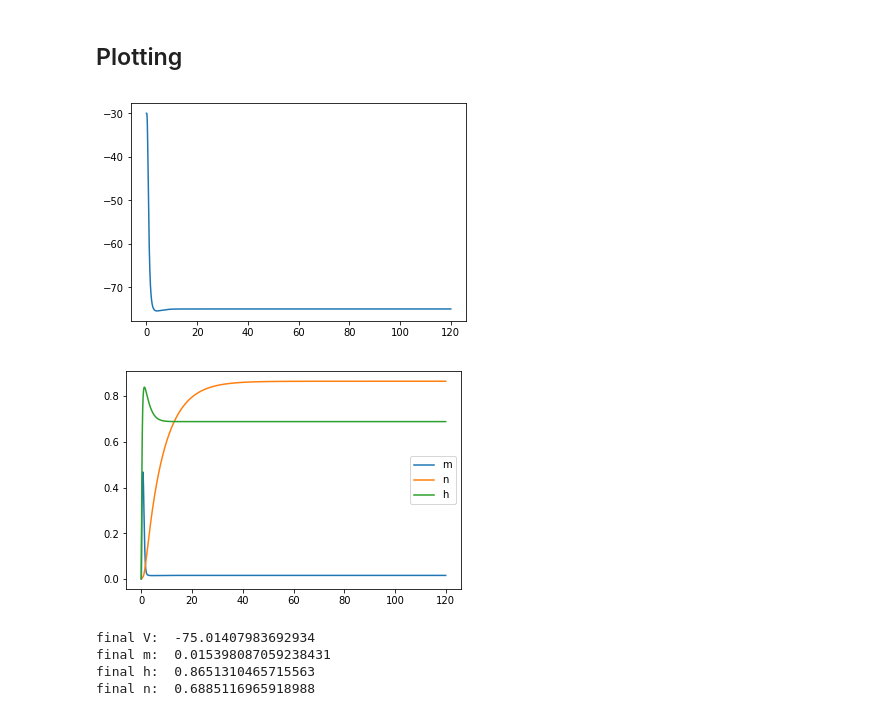
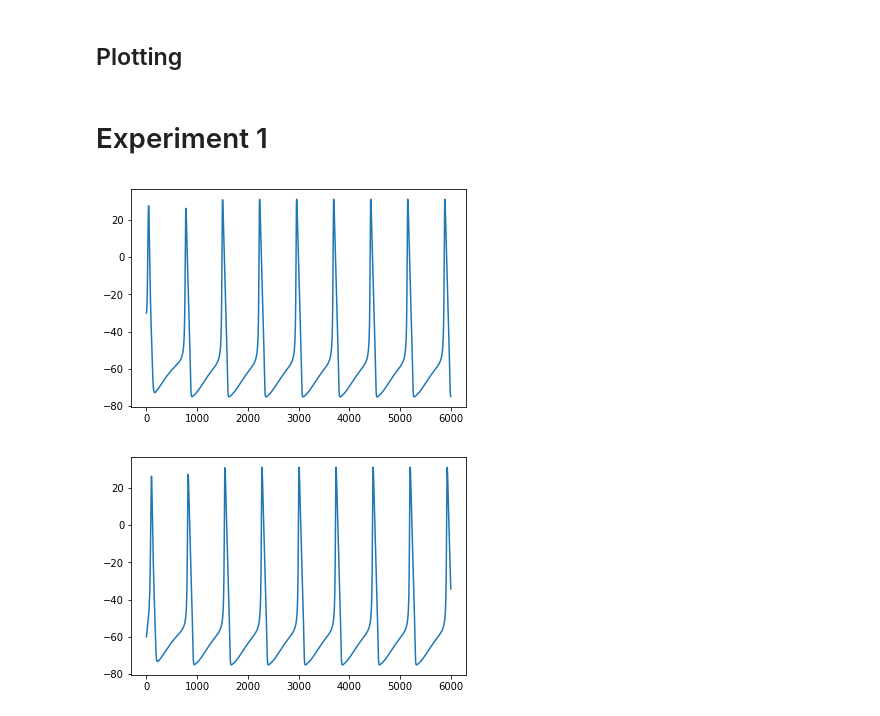
Before and after one commit to ndettmer/neuronal_synchrony_replication, a Jupyter notebook: NoNest.ipynb, the cells around one changed output. Saved outputs shown, nothing was run; the diff lists cells and outputs as text; code cells hidden in the pictures.

```diff
--- a/NoNest.ipynb
+++ b/NoNest.ipynb
@@ -153,21 +151,25 @@ for i in range(1, t.size):
 # %% [markdown]
 ## Plotting
 # %%
-plt.plot(t, V)
-plt.show()
-plt.plot(t, m)
-plt.plot(t, h)
-plt.plot(t, n)
-plt.legend(["m", "n", "h"])
-plt.show()
-print("final V: ", V[-1])
-print("final m: ", m[-1])
-print("final h: ", h[-1])
-print("final n: ", n[-1])
+def plot_V(neuron):
+    t = np.arange(0, len(V))
+    plt.plot(t, neuron.V)
+    plt.show()
+    #plt.plot(t, neuron.m)
+    #plt.plot(t, neuron.h)
+    #plt.plot(t, neuron.n)
+    #plt.legend(["m", "h", "n"])
+    #plt.show()
-# %% [output]
-[figure, removed]
-[figure, removed]
-final V:  -75.01407983692934
-final m:  0.015398087059238431
-final h:  0.8651310465715563
-final n:  0.6885116965918988
+# %% [markdown]
+# Experiment 1
+# %%
+hh_1 = hh_neuron(hh_config)
+simulate(hh_1, 0, 120, 0.02, 0.1, 0.1, 0.1, -30)
+plot_V(hh_1)
+
+hh_2 = hh_neuron(hh_config)
+simulate(hh_2, 0, 120, 0.02, 0.1, 0.1, 0.1, -60)
+plot_V(hh_2)
+# %% [output]
+[figure, added]
+[figure, added]
```
Also changed, not shown: parts of 3 cells of this notebook.
